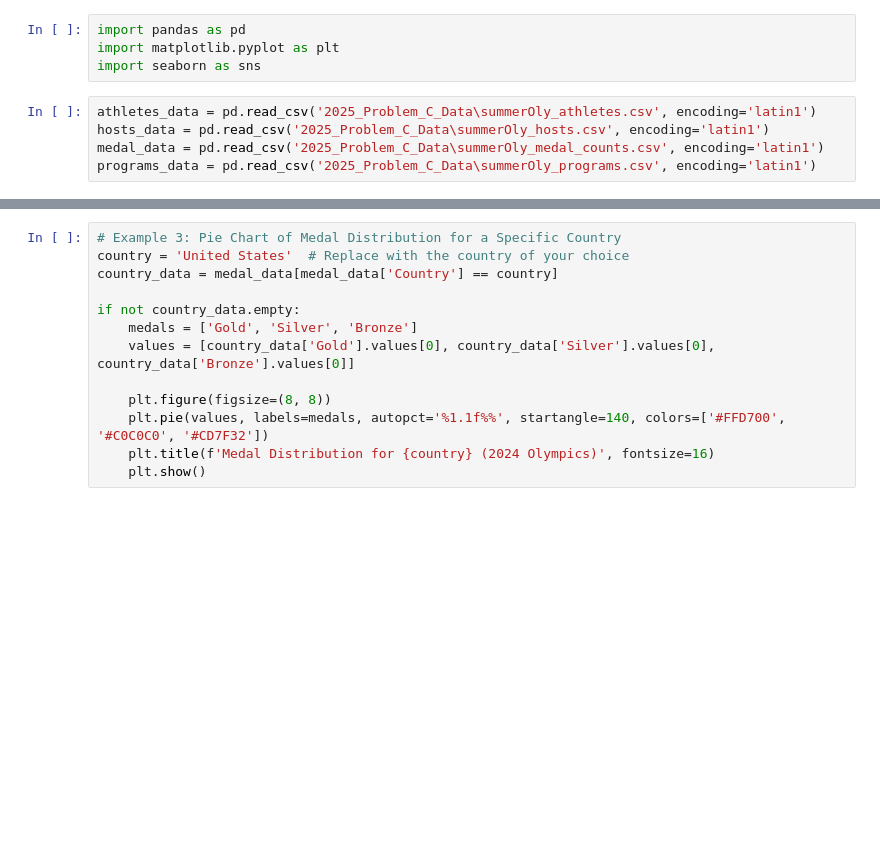
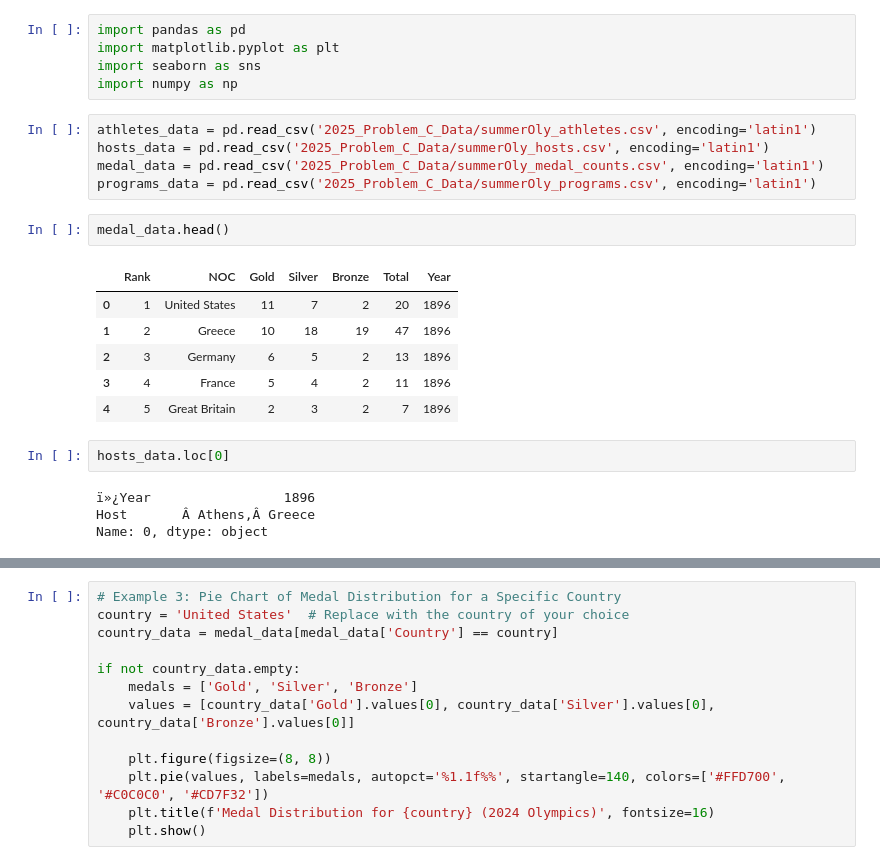
Before and after one commit to rmkv95014/MCM, a Jupyter notebook: Problem_C/data_processing.ipynb, the cells around one changed output, grey strips where cells are left out. Drawn from its saved outputs; the diff is of its cells as text; blank space fills up the shorter version.

```diff
--- a/Problem_C/data_processing.ipynb
+++ b/Problem_C/data_processing.ipynb
@@ -2,8 +4,24 @@
 import pandas as pd
 import matplotlib.pyplot as plt
 import seaborn as sns
+import numpy as np
 # %%
-athletes_data = pd.read_csv('2025_Problem_C_Data\summerOly_athletes.csv', encoding='latin1')
-hosts_data = pd.read_csv('2025_Problem_C_Data\summerOly_hosts.csv', encoding='latin1')
-medal_data = pd.read_csv('2025_Problem_C_Data\summerOly_medal_counts.csv', encoding='latin1')
-programs_data = pd.read_csv('2025_Problem_C_Data\summerOly_programs.csv', encoding='latin1')
+athletes_data = pd.read_csv('2025_Problem_C_Data/summerOly_athletes.csv', encoding='latin1')
+hosts_data = pd.read_csv('2025_Problem_C_Data/summerOly_hosts.csv', encoding='latin1')
+medal_data = pd.read_csv('2025_Problem_C_Data/summerOly_medal_counts.csv', encoding='latin1')
+programs_data = pd.read_csv('2025_Problem_C_Data/summerOly_programs.csv', encoding='latin1')
+# %%
+medal_data.head()
+# %% [output]
+|  | Rank | NOC | Gold | Silver | Bronze | Total | Year |
+| 0 | 1 | United States | 11 | 7 | 2 | 20 | 1896 |
+| 1 | 2 | Greece | 10 | 18 | 19 | 47 | 1896 |
+| 2 | 3 | Germany | 6 | 5 | 2 | 13 | 1896 |
+| 3 | 4 | France | 5 | 4 | 2 | 11 | 1896 |
+| 4 | 5 | Great Britain | 2 | 3 | 2 | 7 | 1896 |
+# %%
+hosts_data.loc[0]
+# %% [output]
+ï»¿Year                 1896
+Host       Â Athens,Â Greece
+Name: 0, dtype: object
```
Also changed, not shown: parts of 6 cells of this notebook, 1 other file.
